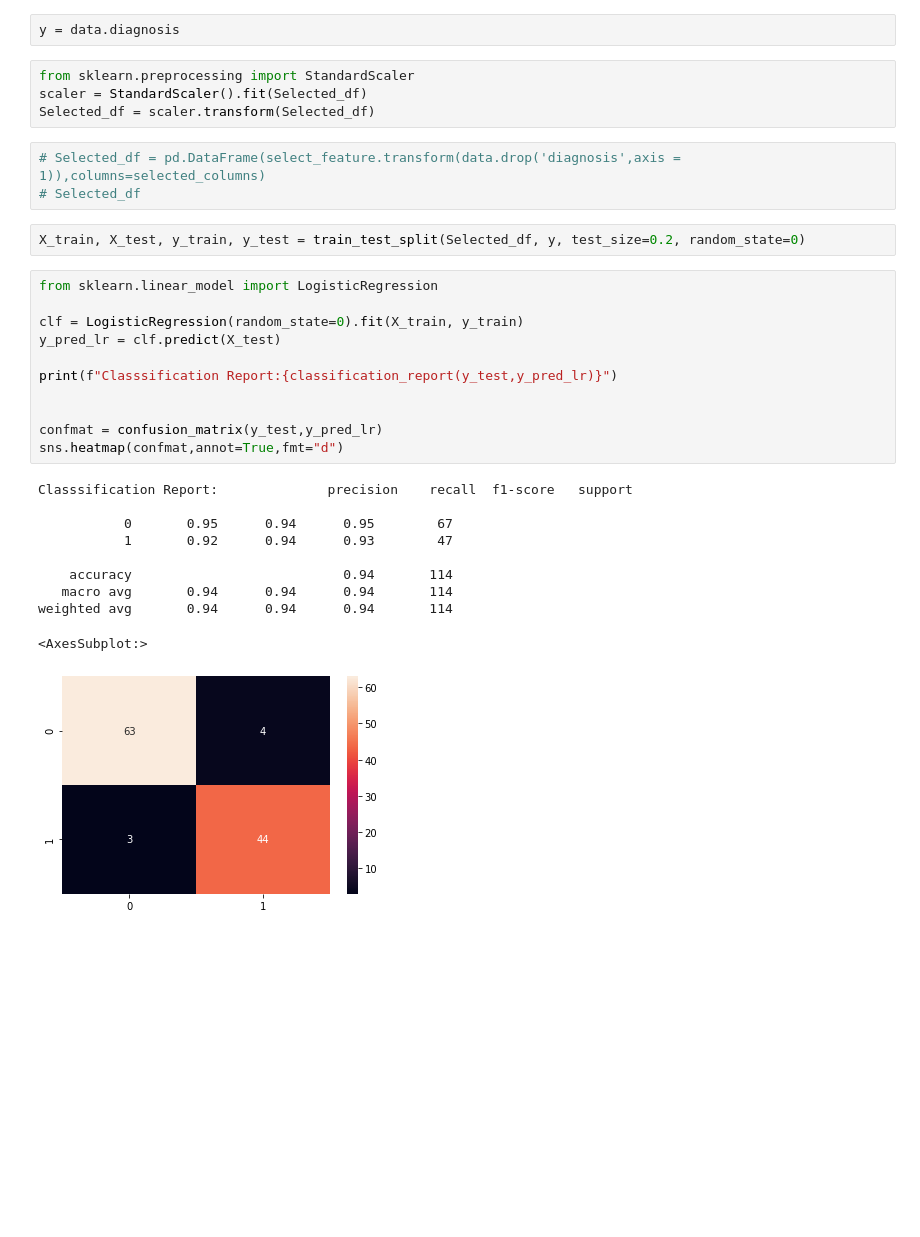
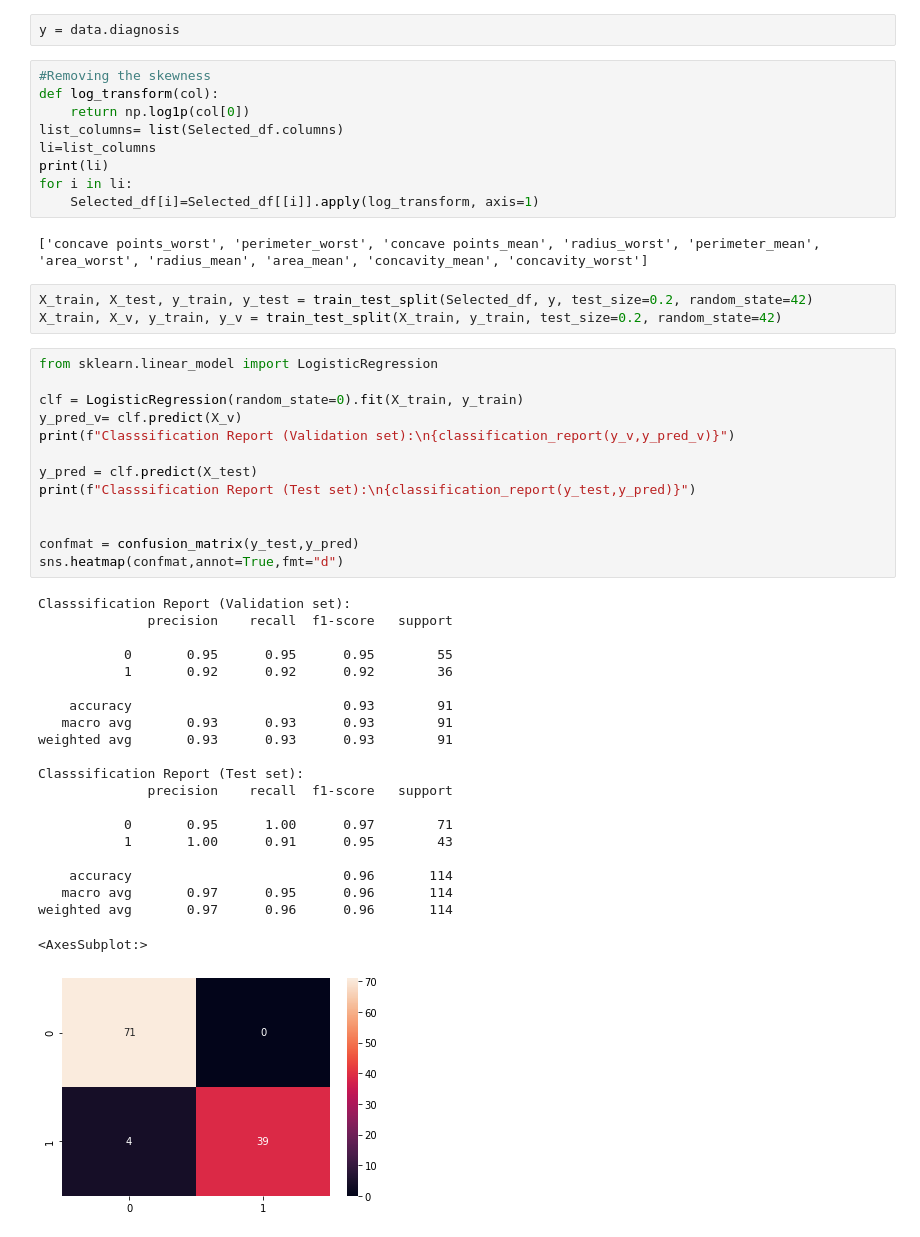
Before and after one commit to bharathjagini/BreastCancerPrediction, a Jupyter notebook: DM_Project.ipynb, the cells around one changed output. Drawn from its saved outputs; the diff is of its cells as text; blank space fills up the shorter version.

Commit message:
removed skewness

```diff
--- a/DM_Project.ipynb
+++ b/DM_Project.ipynb
@@ -148,37 +148,55 @@ for i in list_columns:
 # Selected_df = pd.DataFrame(select_feature.transform(data.drop('diagnosis',axis = 1)),columns=selected_columns)
 # %%
 y = data.diagnosis
-# %%
-from sklearn.preprocessing import StandardScaler
-scaler = StandardScaler().fit(Selected_df)
-Selected_df = scaler.transform(Selected_df)
-# %%
-# Selected_df = pd.DataFrame(select_feature.transform(data.drop('diagnosis',axis = 1)),columns=selected_columns)
-# Selected_df
+# %%
+#Removing the skewness
+def log_transform(col):
+    return np.log1p(col[0])
+list_columns= list(Selected_df.columns)
+li=list_columns
+print(li)
+for i in li:
+    Selected_df[i]=Selected_df[[i]].apply(log_transform, axis=1)
+# %% [output]
+['concave points_worst', 'perimeter_worst', 'concave points_mean', 'radius_worst', 'perimeter_mean', 'area_worst', 'radius_mean', 'area_mean', 'concavity_mean', 'concavity_worst']
 # %%
-X_train, X_test, y_train, y_test = train_test_split(Selected_df, y, test_size=0.2, random_state=0)
+X_train, X_test, y_train, y_test = train_test_split(Selected_df, y, test_size=0.2, random_state=42)
+X_train, X_v, y_train, y_v = train_test_split(X_train, y_train, test_size=0.2, random_state=42)
 # %%
 from sklearn.linear_model import LogisticRegression
 
 clf = LogisticRegression(random_state=0).fit(X_train, y_train)
-y_pred_lr = clf.predict(X_test)
+y_pred_v= clf.predict(X_v)
+print(f"Classsification Report (Validation set):\n{classification_report(y_v,y_pred_v)}")
 
-print(f"Classsification Report:{classification_report(y_test,y_pred_lr)}")
+y_pred = clf.predict(X_test)
+print(f"Classsification Report (Test set):\n{classification_report(y_test,y_pred)}")
 
 
-confmat = confusion_matrix(y_test,y_pred_lr)
+confmat = confusion_matrix(y_test,y_pred)
 sns.heatmap(confmat,annot=True,fmt="d")
 # %% [output]
-Classsification Report:              precision    recall  f1-score   support
+Classsification Report (Validation set):
+              precision    recall  f1-score   support
 
-           0       0.95      0.94      0.95        67
-           1       0.92      0.94      0.93        47
+           0       0.95      0.95      0.95        55
+           1       0.92      0.92      0.92        36
 
-    accuracy                           0.94       114
-   macro avg       0.94      0.94      0.94       114
-weighted avg       0.94      0.94      0.94       114
+    accuracy                           0.93        91
+   macro avg       0.93      0.93      0.93        91
+weighted avg       0.93      0.93      0.93        91
+
+Classsification Report (Test set):
+              precision    recall  f1-score   support
+
+           0       0.95      1.00      0.97        71
+           1       1.00      0.91      0.95        43
+
+    accuracy                           0.96       114
+   macro avg       0.97      0.95      0.96       114
+weighted avg       0.97      0.96      0.96       114
 <AxesSubplot:>
-[figure, old version]
+[figure, new version]
 # %%
 rfc=RandomForestClassifier(random_state=0)
 rfc.fit(X_train,y_train)
```
Also changed, not shown: parts of 7 cells of this notebook.
